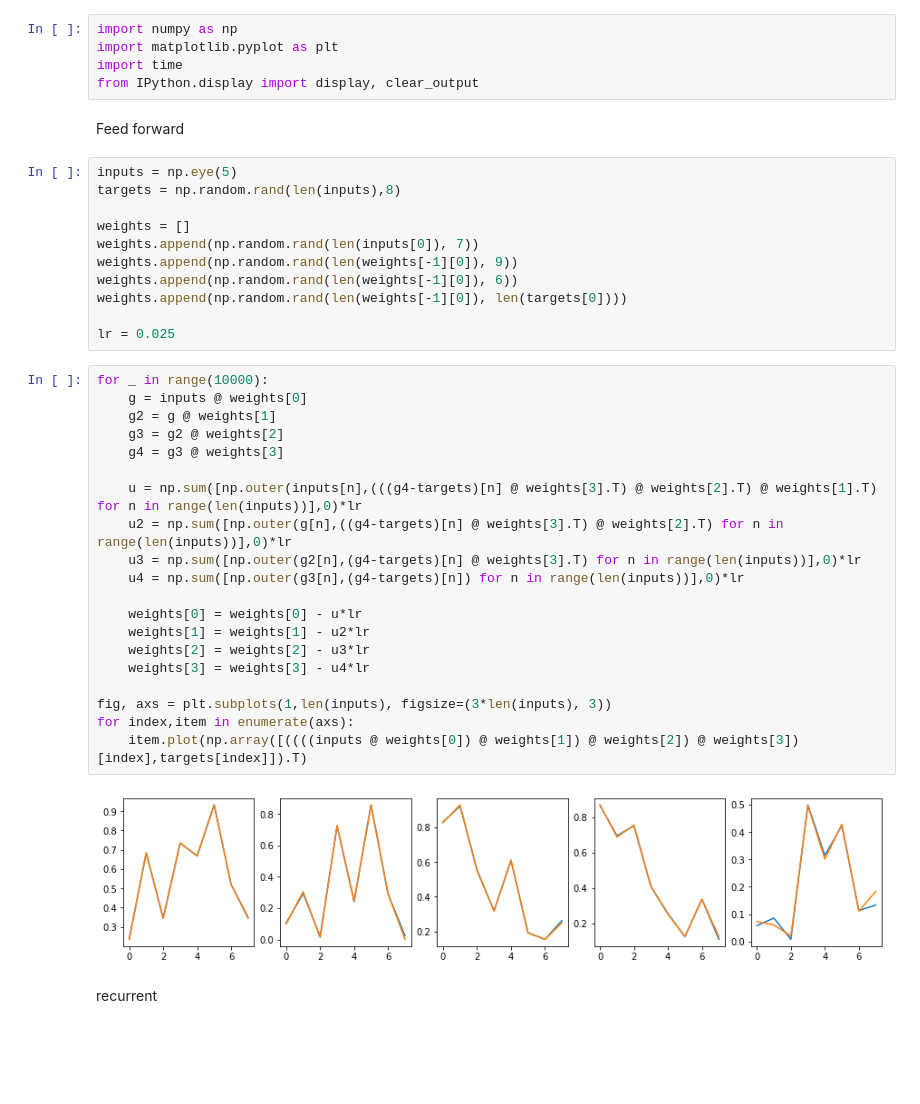
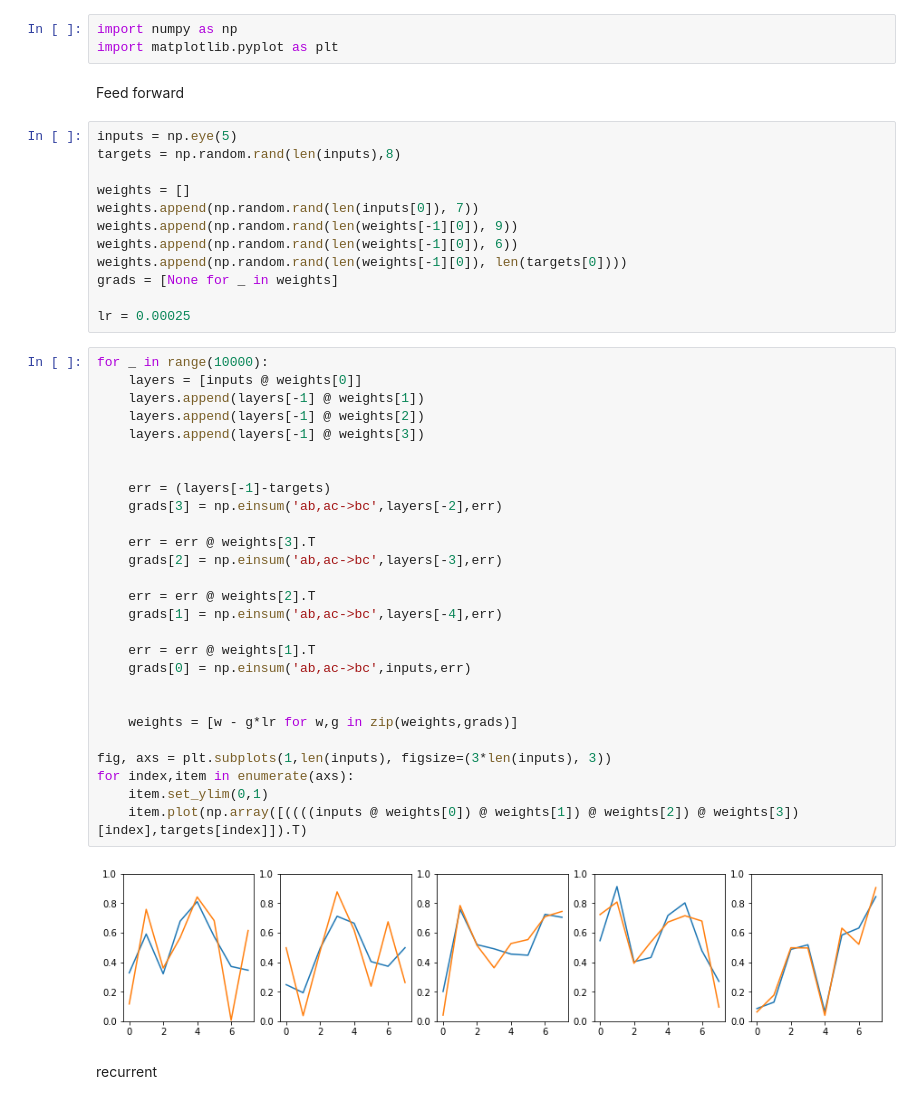
Before and after one commit to kbpositive/machine-learning, a Jupyter notebook: ReinforcementLearning/matrixFun.ipynb, the cells around one changed output. Saved outputs shown, nothing was run; the diff lists cells and outputs as text; blank space fills up the shorter version.

```diff
--- a/ReinforcementLearning/matrixFun.ipynb
+++ b/ReinforcementLearning/matrixFun.ipynb
@@ -1,8 +1,6 @@
 # %%
 import numpy as np
 import matplotlib.pyplot as plt
-import time
-from IPython.display import display, clear_output
 # %% [markdown]
 Feed forward
 # %%
@@ -14,29 +12,37 @@ weights.append(np.random.rand(len(inputs[0]), 7))
 weights.append(np.random.rand(len(weights[-1][0]), 9))
 weights.append(np.random.rand(len(weights[-1][0]), 6))
 weights.append(np.random.rand(len(weights[-1][0]), len(targets[0])))
+grads = [None for _ in weights]
 
-lr = 0.025
+lr = 0.00025
-# %%
-for _ in range(10000):
-    g = inputs @ weights[0]
-    g2 = g @ weights[1]
-    g3 = g2 @ weights[2]
-    g4 = g3 @ weights[3]
-
-    u = np.sum([np.outer(inputs[n],(((g4-targets)[n] @ weights[3].T) @ weights[2].T) @ weights[1].T) for n in range(len(inputs))],0)*lr
-    u2 = np.sum([np.outer(g[n],((g4-targets)[n] @ weights[3].T) @ weights[2].T) for n in range(len(inputs))],0)*lr
-    u3 = np.sum([np.outer(g2[n],(g4-targets)[n] @ weights[3].T) for n in range(len(inputs))],0)*lr
-    u4 = np.sum([np.outer(g3[n],(g4-targets)[n]) for n in range(len(inputs))],0)*lr
-
-    weights[0] = weights[0] - u*lr
-    weights[1] = weights[1] - u2*lr
-    weights[2] = weights[2] - u3*lr
-    weights[3] = weights[3] - u4*lr
-
-fig, axs = plt.subplots(1,len(inputs), figsize=(3*len(inputs), 3))
-for index,item in enumerate(axs):
-    item.plot(np.array([((((inputs @ weights[0]) @ weights[1]) @ weights[2]) @ weights[3])[index],targets[index]]).T)
-# %% [output]
-[figure, removed]
+# %%
+for _ in range(10000):
+    layers = [inputs @ weights[0]]
+    layers.append(layers[-1] @ weights[1])
+    layers.append(layers[-1] @ weights[2])
+    layers.append(layers[-1] @ weights[3])
+
+
+    err = (layers[-1]-targets)
+    grads[3] = np.einsum('ab,ac->bc',layers[-2],err)
+
+    err = err @ weights[3].T
+    grads[2] = np.einsum('ab,ac->bc',layers[-3],err)
+
+    err = err @ weights[2].T
+    grads[1] = np.einsum('ab,ac->bc',layers[-4],err)
+
+    err = err @ weights[1].T
+    grads[0] = np.einsum('ab,ac->bc',inputs,err)
+
+
+    weights = [w - g*lr for w,g in zip(weights,grads)]
+
+fig, axs = plt.subplots(1,len(inputs), figsize=(3*len(inputs), 3))
+for index,item in enumerate(axs):
+    item.set_ylim(0,1)
+    item.plot(np.array([((((inputs @ weights[0]) @ weights[1]) @ weights[2]) @ weights[3])[index],targets[index]]).T)
+# %% [output]
+[figure, added]
 # %% [markdown]
 recurrent
```
Also changed, not shown: parts of 14 cells of this notebook.
